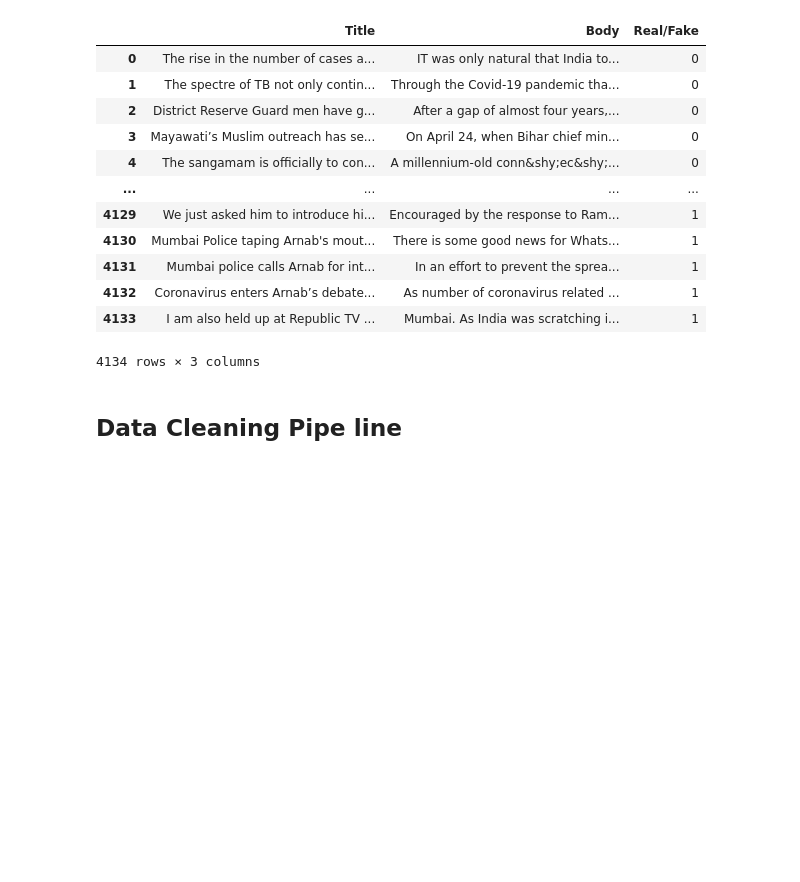
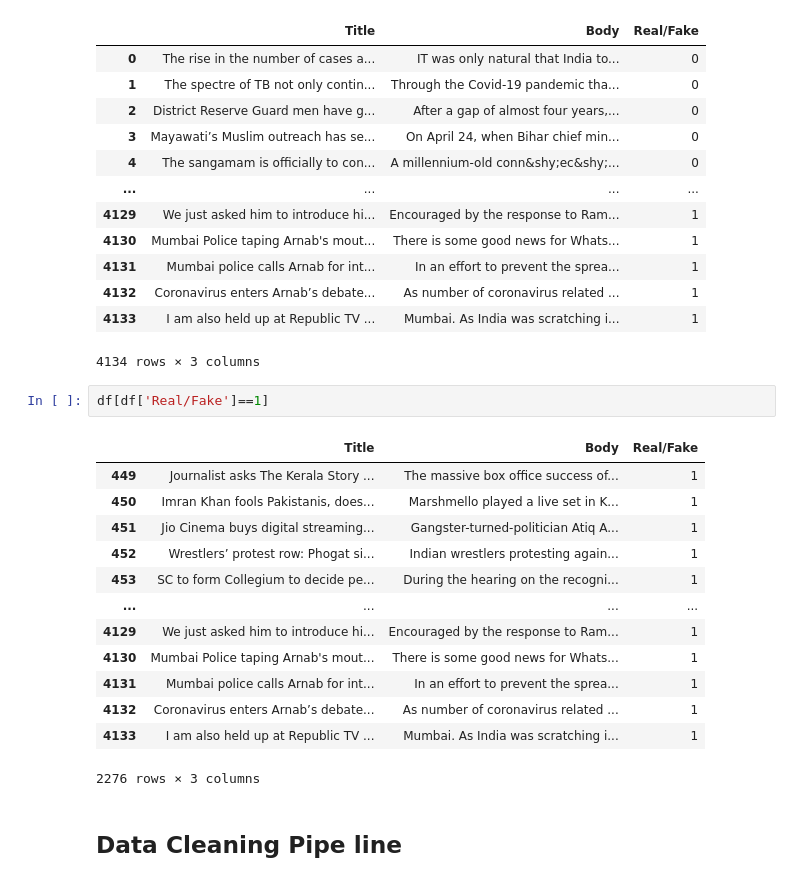
Before and after one commit to Selvamsmail/Internship_Project, a Jupyter notebook: Real_and_Fake_News_classification_project.ipynb, the cells around one changed output. Drawn from its saved outputs; the diff is of its cells as text; blank space fills up the shorter version.

```diff
--- a/Real_and_Fake_News_classification_project.ipynb
+++ b/Real_and_Fake_News_classification_project.ipynb
@@ -248,5 +251,21 @@ df
 | 4132 | Coronavirus enters Arnab’s debate... | As number of coronavirus related ... | 1 |
 | 4133 | I am also held up at Republic TV ... | Mumbai. As India was scratching i... | 1 |
 4134 rows × 3 columns
+# %%
+df[df['Real/Fake']==1]
+# %% [output]
+|  | Title | Body | Real/Fake |
+| 449 | Journalist asks The Kerala Story ... | The massive box office success of... | 1 |
+| 450 | Imran Khan fools Pakistanis, does... | Marshmello played a live set in K... | 1 |
+| 451 | Jio Cinema buys digital streaming... | Gangster-turned-politician Atiq A... | 1 |
+| 452 | Wrestlers’ protest row: Phogat si... | Indian wrestlers protesting again... | 1 |
+| 453 | SC to form Collegium to decide pe... | During the hearing on the recogni... | 1 |
+| ... | ... | ... | ... |
+| 4129 | We just asked him to introduce hi... | Encouraged by the response to Ram... | 1 |
+| 4130 | Mumbai Police taping Arnab's mout... | There is some good news for Whats... | 1 |
+| 4131 | Mumbai police calls Arnab for int... | In an effort to prevent the sprea... | 1 |
+| 4132 | Coronavirus enters Arnab’s debate... | As number of coronavirus related ... | 1 |
+| 4133 | I am also held up at Republic TV ... | Mumbai. As India was scratching i... | 1 |
+2276 rows × 3 columns
 # %% [markdown]
 ## Data Cleaning Pipe line
```
Also changed, not shown: parts of 24 cells of this notebook.
